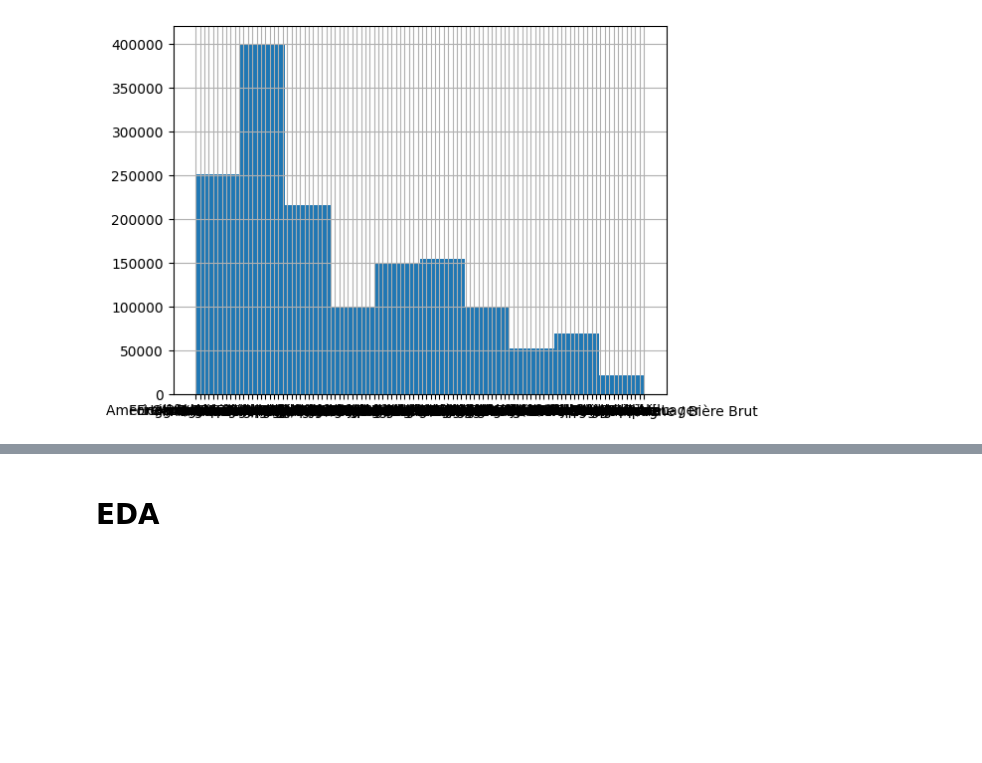
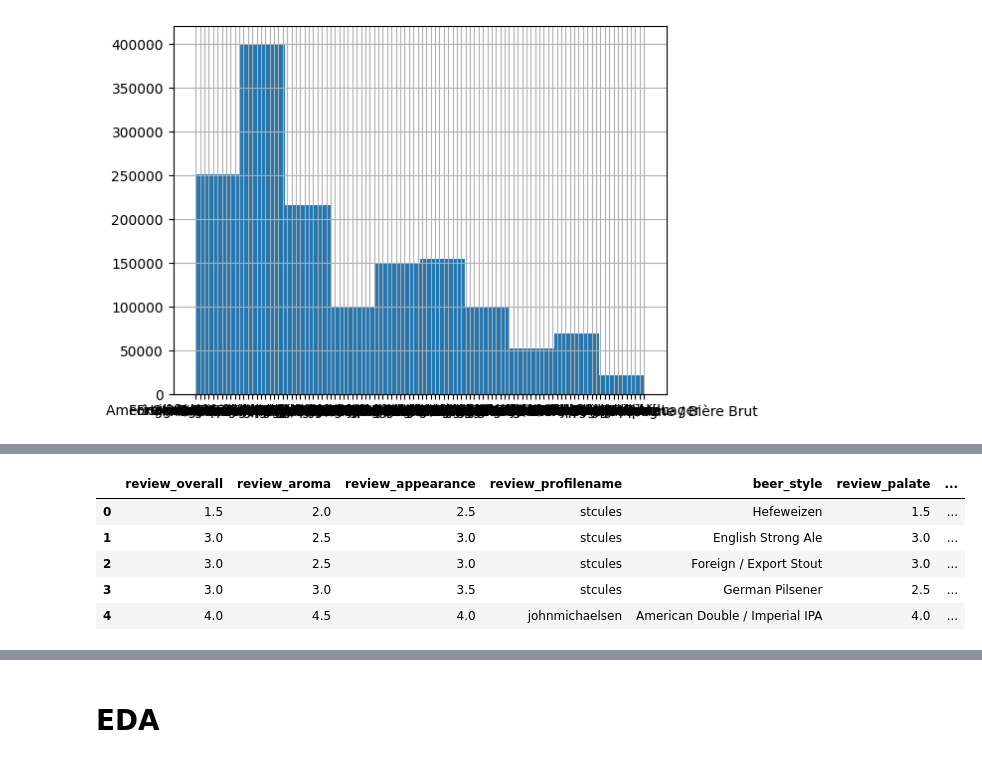
Before and after one commit to a70mico/Final_Project_Data_Science, a Jupyter notebook: src/explore_2.ipynb, the cells around one changed output, grey strips where cells are left out. Saved outputs shown, nothing was run; the diff lists cells and outputs as text; code cells hidden in the pictures; blank space fills up the shorter version.

```diff
--- a/src/explore_2.ipynb
+++ b/src/explore_2.ipynb
@@ -449,0 +641,11 @@ Categories (104, object): ['Altbier', 'American Adjunct Lager', 'American Amber
+# %%
+# Unir dataset con la clasificación de estilos de cerveza
+df_merge = pd.merge(df, df_estilos, on='beer_style', how='left')
+df_merge.head()
+# %% [output]
+|  | review_overall | review_aroma | review_appearance | review_profilename | beer_style | review_palate | ... |
+| 0 | 1.5 | 2.0 | 2.5 | stcules | Hefeweizen | 1.5 | ... |
+| 1 | 3.0 | 2.5 | 3.0 | stcules | English Strong Ale | 3.0 | ... |
+| 2 | 3.0 | 2.5 | 3.0 | stcules | Foreign / Export Stout | 3.0 | ... |
+| 3 | 3.0 | 3.0 | 3.5 | stcules | German Pilsener | 2.5 | ... |
+| 4 | 4.0 | 4.5 | 4.0 | johnmichaelsen | American Double / Imperial IPA | 4.0 | ... |
```
Also changed, not shown: parts of 15 cells of this notebook.
